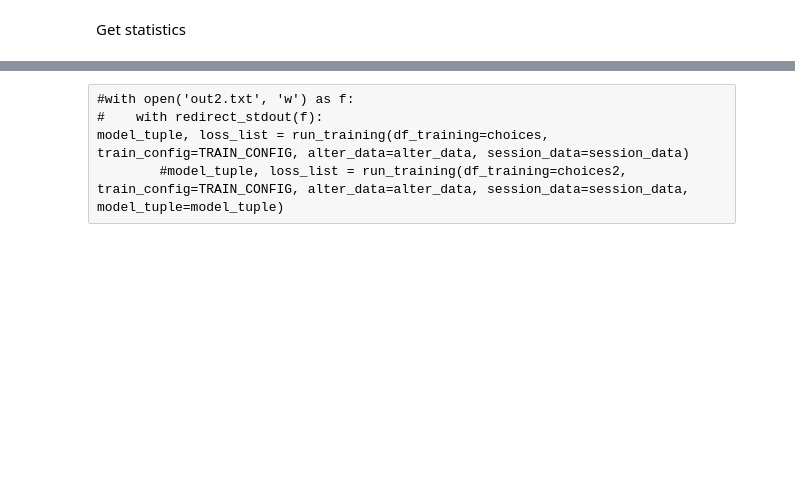
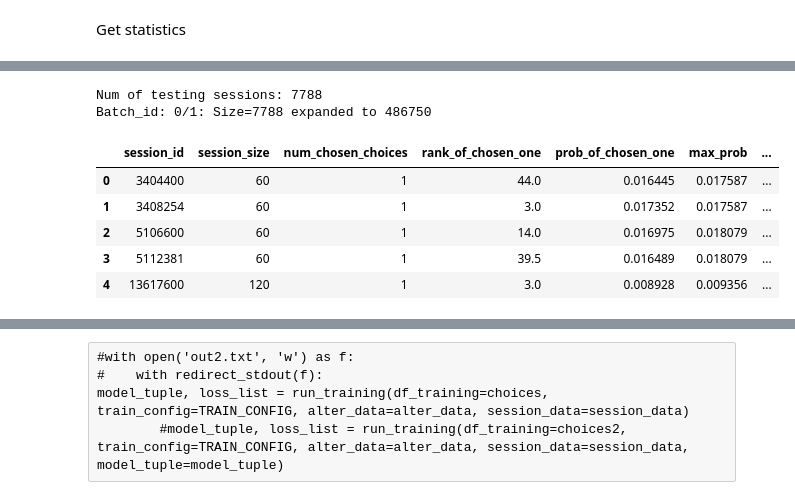
Before and after one commit to campurol/Multinomial-Logistic-Regression, a Jupyter notebook: demo.ipynb, the cells around one changed output, grey strips where cells are left out. Drawn from its saved outputs; the diff is of its cells as text; code cells hidden in the pictures; blank space fills up the shorter version.

```diff
--- a/demo.ipynb
+++ b/demo.ipynb
@@ -217,4 +201,0 @@ TRAIN_CONFIG = {
-# %%
-alter_data = pd.read_csv('data/train_SINBKK_RT_B_alter_id.csv')
-session_data = pd.read_csv('data/train_SINBKK_RT_B_session_id.csv')
-choices = pd.read_csv('data/train_SINBKK_RT_B_choices.csv')[['session_id','alter_id','choice','group','group2']]
@@ -290,0 +253,15 @@ TRAIN_CONFIG['gradients'][-1]
+# %%
+choices = pd.read_csv('data/train_SINBKK_RT_B_choices.csv')[['session_id','alter_id','choice','group','group2']]
+# Test the model with the testing data
+# Calculate the probability and the trank of the chosen alternative
+train_stats = validate(model=model, df_testing=choices, train_config=config, alter_data=alter_data, session_data=session_data)
+train_stats.head()
+# %% [output]
+Num of testing sessions: 7788
+Batch_id: 0/1: Size=7788 expanded to 486750
+|  | session_id | session_size | num_chosen_choices | rank_of_chosen_one | prob_of_chosen_one | max_prob | ... |
+| 0 | 3404400 | 60 | 1 | 44.0 | 0.016445 | 0.017587 | ... |
+| 1 | 3408254 | 60 | 1 | 3.0 | 0.017352 | 0.017587 | ... |
+| 2 | 5106600 | 60 | 1 | 14.0 | 0.016975 | 0.018079 | ... |
+| 3 | 5112381 | 60 | 1 | 39.5 | 0.016489 | 0.018079 | ... |
+| 4 | 13617600 | 120 | 1 | 3.0 | 0.008928 | 0.009356 | ... |
```
Also changed, not shown: parts of 24 cells of this notebook, 5 other files.
